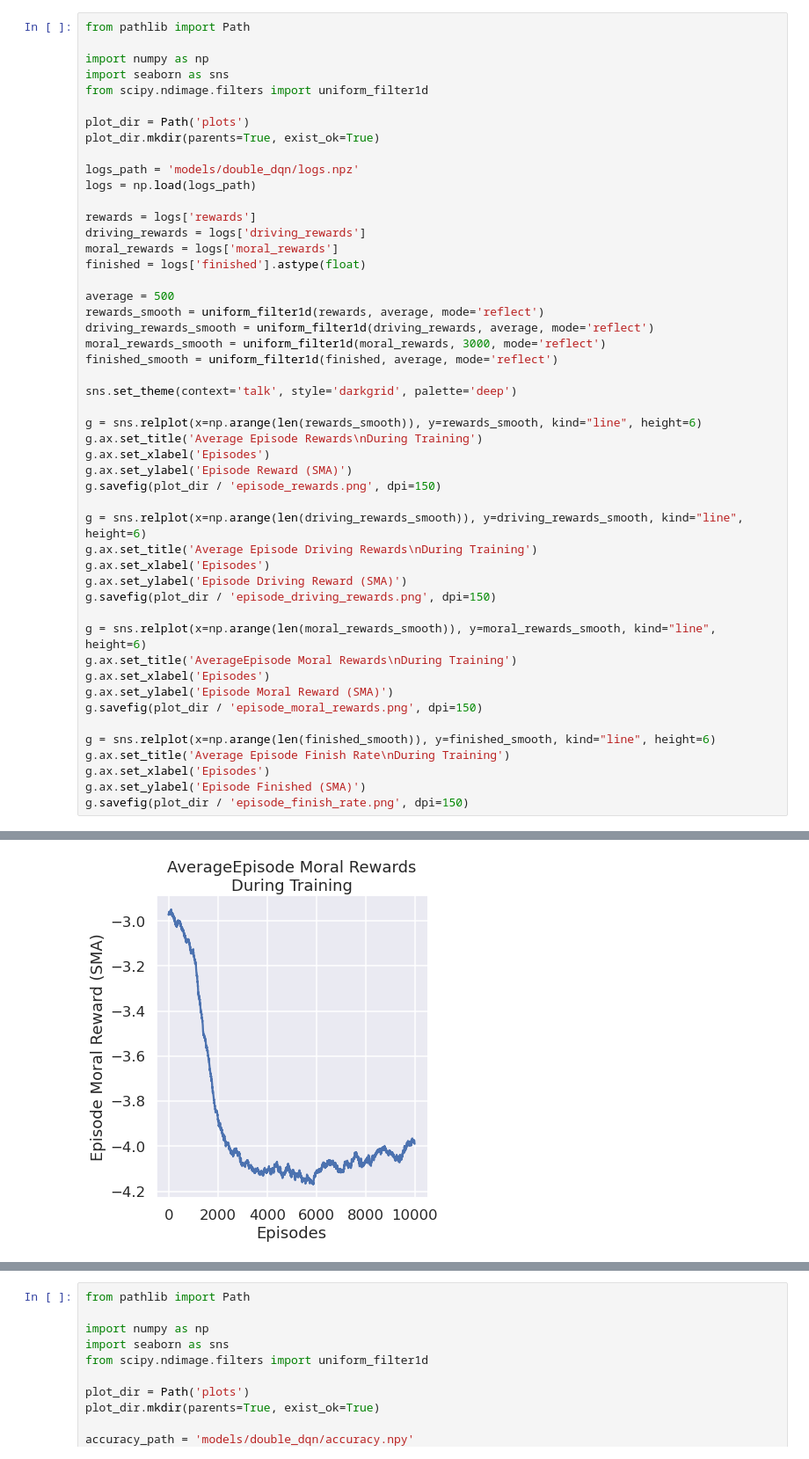
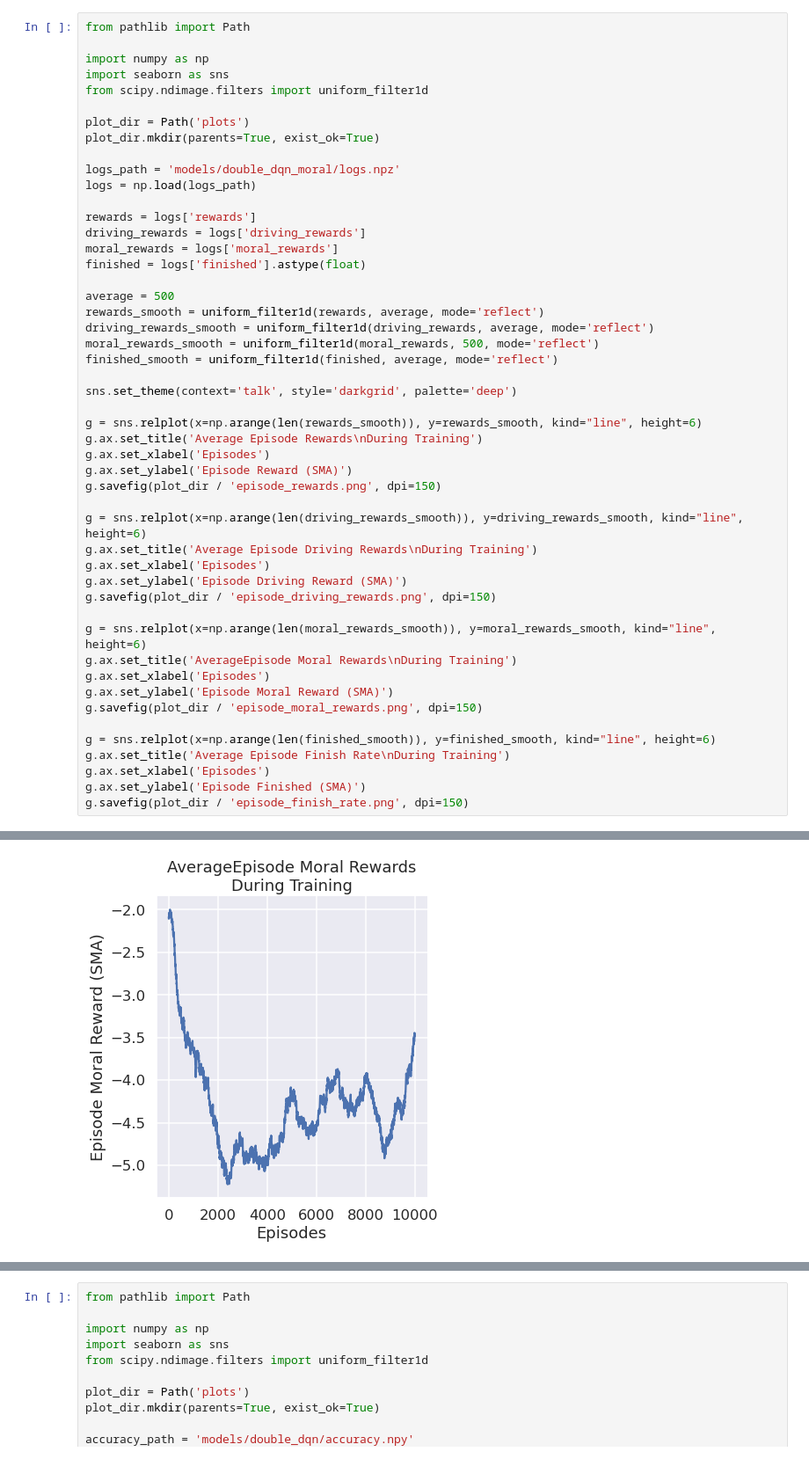
Before and after one commit to kingsleykuan/moral-driving-agent, a Jupyter notebook: src/plot_results.ipynb, the cells around one changed output, grey strips where cells are left out. Shown at 88% size. Cells and saved outputs as stored; diff of their text form.

```diff
--- a/src/plot_results.ipynb
+++ b/src/plot_results.ipynb
@@ -8,7 +8,7 @@ from scipy.ndimage.filters import uniform_filter1d
 plot_dir = Path('plots')
 plot_dir.mkdir(parents=True, exist_ok=True)
 
-logs_path = 'models/double_dqn/logs.npz'
+logs_path = 'models/double_dqn_moral/logs.npz'
 logs = np.load(logs_path)
 
 rewards = logs['rewards']
@@ -19,7 +19,7 @@ finished = logs['finished'].astype(float)
 average = 500
 rewards_smooth = uniform_filter1d(rewards, average, mode='reflect')
 driving_rewards_smooth = uniform_filter1d(driving_rewards, average, mode='reflect')
-moral_rewards_smooth = uniform_filter1d(moral_rewards, 3000, mode='reflect')
+moral_rewards_smooth = uniform_filter1d(moral_rewards, 500, mode='reflect')
 finished_smooth = uniform_filter1d(finished, average, mode='reflect')
 
 sns.set_theme(context='talk', style='darkgrid', palette='deep')
@@ -53 +53 @@ g.savefig(plot_dir / 'episode_finish_rate.png', dpi=150)
-[figure, old version]
+[figure, new version]
```
Also changed, not shown: parts of 1 cell of this notebook, 4 other files.
